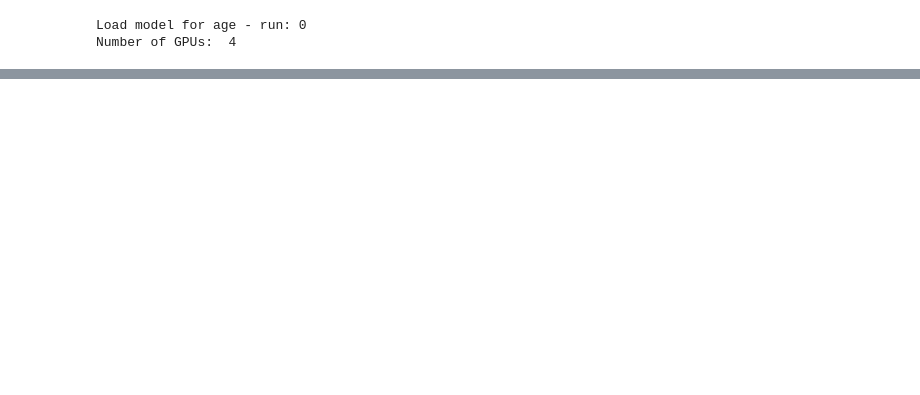
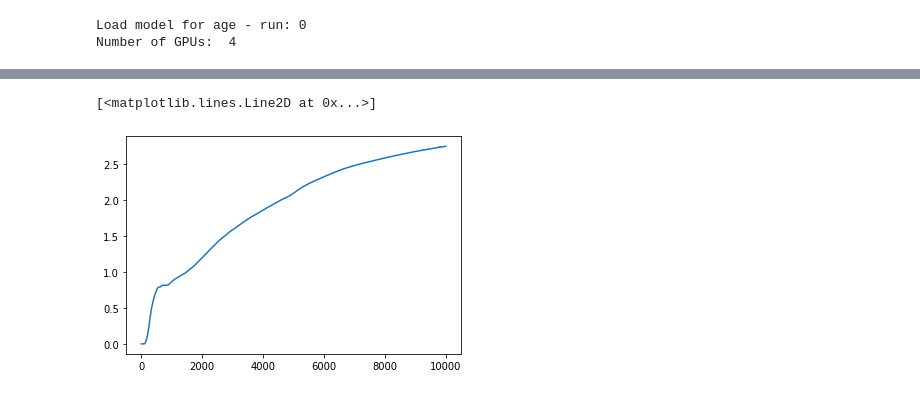
Before and after one commit to PeterHolderrieth/TransferLearning_Neuroimaging, a Jupyter notebook: visualize_filters.ipynb, the cells around one changed output, grey strips where cells are left out. Cells and saved outputs as stored; diff of their text form; code cells hidden in the pictures; blank space fills up the shorter version.

```diff
--- a/visualize_filters.ipynb
+++ b/visualize_filters.ipynb
@@ -90,0 +108,33 @@ IndexError: too many indices for tensor of dimension 1
+# %%
+
+n_it=1
+lr_list=[0.1,1.,10.,100.,0.1]
+n_epochs=50000
+alpha_list=[1e-6,1e-5,1e-4,1e-3]
+
+
+for permute in [True, False]:
+    for it in range(n_it):
+        x,y=next(iter(train_loader))
+        shape=x.shape
+        if permute:
+            x=x.flatten()
+            x=x[torch.randperm(x.shape[0])]
+            x=x.reshape(shape)
+        x_np=x.squeeze().cpu().detach().numpy()
+        filter_index=torch.randint(low=0,high=40,size=[]).item()
+        alpha_index=torch.randint(low=0,high=len(alpha_list),size=[]).item()
+        lr_index=torch.randint(low=0,high=len(lr_list),size=[]).item()
+        alpha=alpha_list[alpha_index]
+        lr=lr_list[lr_index]
+        maximizing_image,loss_list=maximize_activation(model,x,filter_index,n_epochs,lr,alpha,device)
+        maximizing_image=maximizing_image.squeeze().cpu().detach().numpy()
+        fig, ax=plt.subplots(ncols=3,nrows=1,figsize=(20,10))
+        ind=80
+        ax[0].imshow(x_np[ind],'gray')
+        ax[1].imshow(maximizing_image[ind],'gray')
+        ax[2].plot(loss_list)
+        fig.suptitle("Learning rate: %.5f || Alpha: %.5f"%(lr,alpha))
+        print("Difference:", np.linalg.norm(maximizing_image-x_np))
+        filename="Max_activ_"+str(it)+"_"+str(filter_index)+".pdf"
+        plt.savefig(filename)
@@ -90,0 +159,5 @@ IndexError: too many indices for tensor of dimension 1
+# %%
+plt.plot(loss_list)
+# %% [output]
+[<matplotlib.lines.Line2D at 0x...>]
+[figure, added]
```
Also changed, not shown: parts of 15 cells of this notebook, 3 other files.
